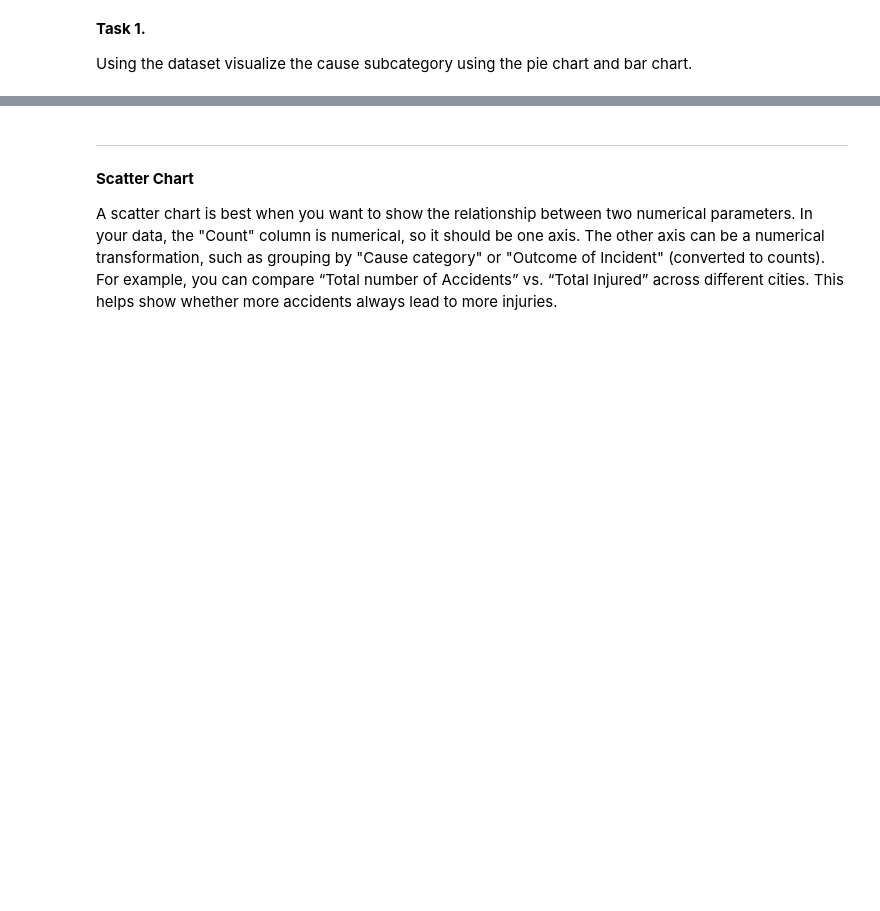
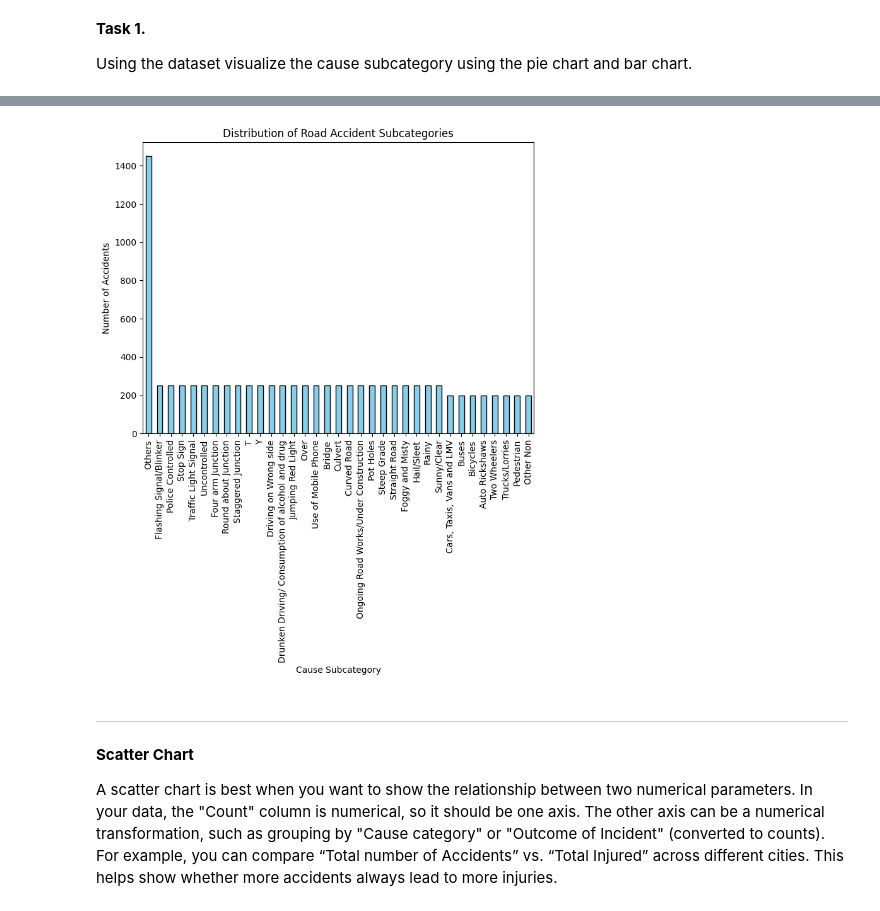
Before and after one commit to jptuzara/CPE031-Visualization-and-Data-Analytics, a Jupyter notebook: Hands_On_Activity_6___Chart_Type.ipynb, the cells around one changed output, grey strips where cells are left out. Cells and saved outputs as stored; diff of their text form; code cells hidden in the pictures; blank space fills up the shorter version.

```diff
--- a/Hands_On_Activity_6___Chart_Type.ipynb
+++ b/Hands_On_Activity_6___Chart_Type.ipynb
@@ -139,3 +135,19 @@ SyntaxError: invalid syntax (ipython-input-2494350585.py, line 1)
+# %%
+# Count values in the 'Cause category' column
+cause_counts = df['Cause Subcategory'].value_counts()
+
+# Plot a bar chart
+cause_counts.plot.bar(figsize=(8, 6), color='skyblue', edgecolor='black')
+
+# Add labels and title
+plt.title('Distribution of Road Accident Subcategories')
+plt.xlabel('Cause Subcategory')
+plt.ylabel('Number of Accidents')
+
+# Show chart
+plt.show()
+# %% [output]
+[figure, added]
 # %% [markdown]
 
 
```
Also changed, not shown: parts of 13 cells of this notebook.
